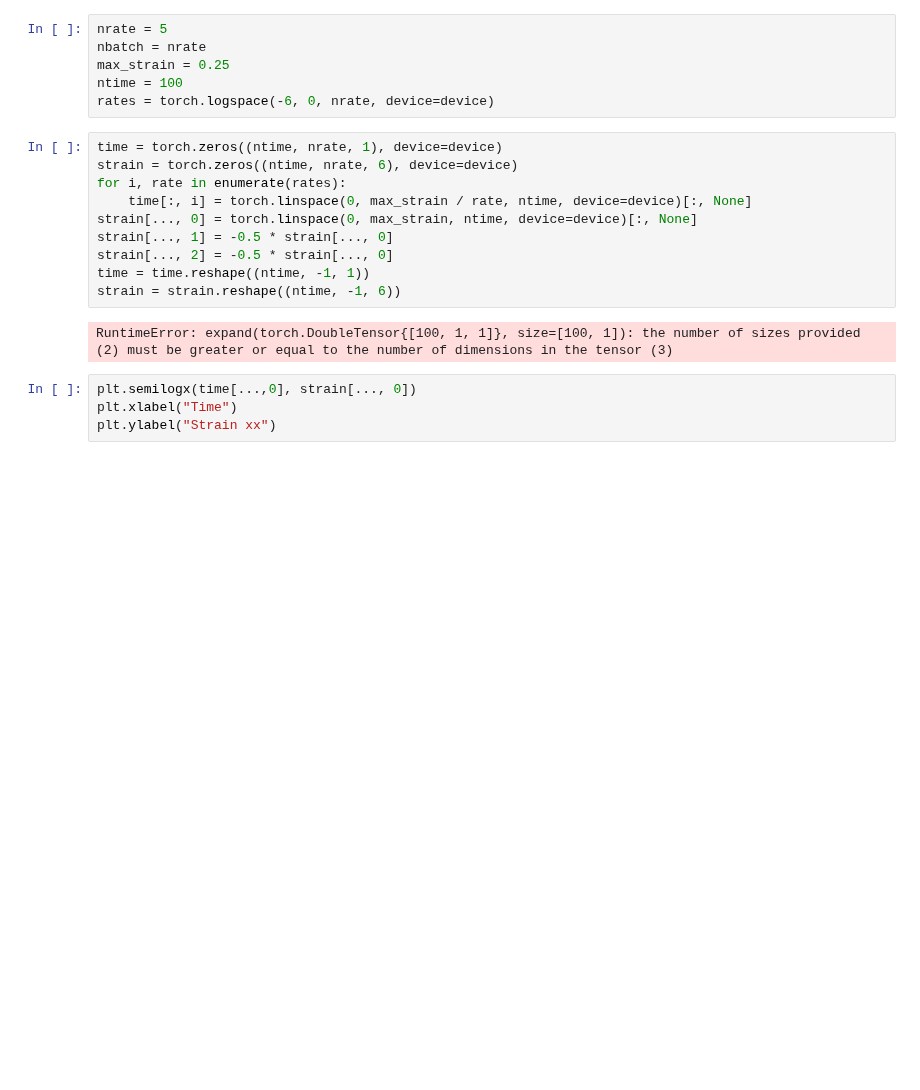
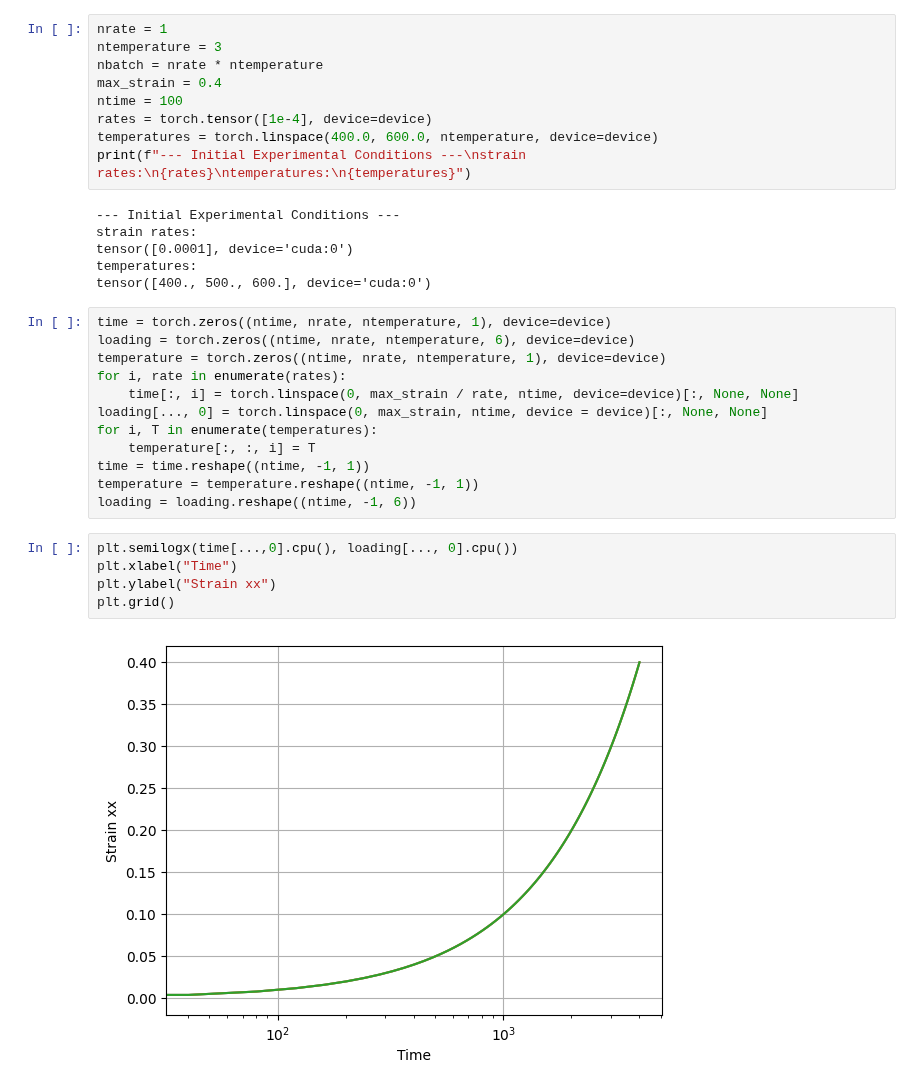
Before and after one commit to ColinMG2/neml2, a Jupyter notebook: cmg_projects/example.ipynb, the cells around one changed output. Saved outputs shown, nothing was run; the diff lists cells and outputs as text; blank space fills up the shorter version.

```diff
--- a/cmg_projects/example.ipynb
+++ b/cmg_projects/example.ipynb
@@ -13,25 +89,37 @@ device = torch.device(dev)
 # %%
-nrate = 5
-nbatch = nrate
-max_strain = 0.25
+nrate = 1
+ntemperature = 3
+nbatch = nrate * ntemperature
+max_strain = 0.4
 ntime = 100
-rates = torch.logspace(-6, 0, nrate, device=device)
+rates = torch.tensor([1e-4], device=device)
+temperatures = torch.linspace(400.0, 600.0, ntemperature, device=device)
+print(f"--- Initial Experimental Conditions ---\nstrain rates:\n{rates}\ntemperatures:\n{temperatures}")
+# %% [output]
+--- Initial Experimental Conditions ---
+strain rates:
+tensor([0.0001], device='cuda:0')
+temperatures:
+tensor([400., 500., 600.], device='cuda:0')
 # %%
-time = torch.zeros((ntime, nrate, 1), device=device)
-strain = torch.zeros((ntime, nrate, 6), device=device)
+time = torch.zeros((ntime, nrate, ntemperature, 1), device=device)
+loading = torch.zeros((ntime, nrate, ntemperature, 6), device=device)
+temperature = torch.zeros((ntime, nrate, ntemperature, 1), device=device)
 for i, rate in enumerate(rates):
-    time[:, i] = torch.linspace(0, max_strain / rate, ntime, device=device)[:, None]
-strain[..., 0] = torch.linspace(0, max_strain, ntime, device=device)[:, None]
-strain[..., 1] = -0.5 * strain[..., 0]
-strain[..., 2] = -0.5 * strain[..., 0]
+    time[:, i] = torch.linspace(0, max_strain / rate, ntime, device=device)[:, None, None]
+loading[..., 0] = torch.linspace(0, max_strain, ntime, device = device)[:, None, None]
+for i, T in enumerate(temperatures):
+    temperature[:, :, i] = T
 time = time.reshape((ntime, -1, 1))
-strain = strain.reshape((ntime, -1, 6))
+temperature = temperature.reshape((ntime, -1, 1))
+loading = loading.reshape((ntime, -1, 6))
-# %% [output]
-RuntimeError: expand(torch.DoubleTensor{[100, 1, 1]}, size=[100, 1]): the number of sizes provided (2) must be greater or equal to the number of dimensions in the tensor (3)
 # %%
-plt.semilogx(time[...,0], strain[..., 0])
+plt.semilogx(time[...,0].cpu(), loading[..., 0].cpu())
 plt.xlabel("Time")
 plt.ylabel("Strain xx")
+plt.grid()
+# %% [output]
+[figure, added]
 # %%
 nmodel = neml2.load_model("test_model2.i", "implicit_rate")
 nmodel.to(device = device)
```
Also changed, not shown: parts of 8 cells of this notebook, 11 other files.
